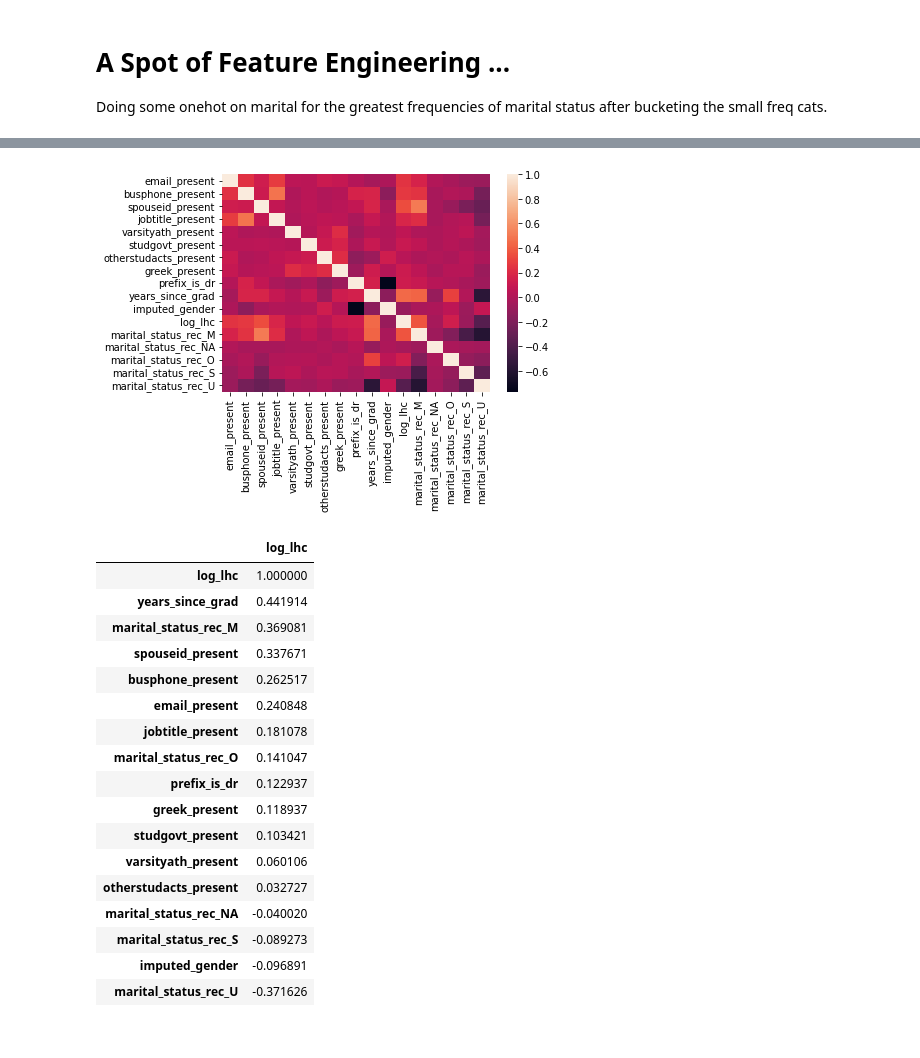
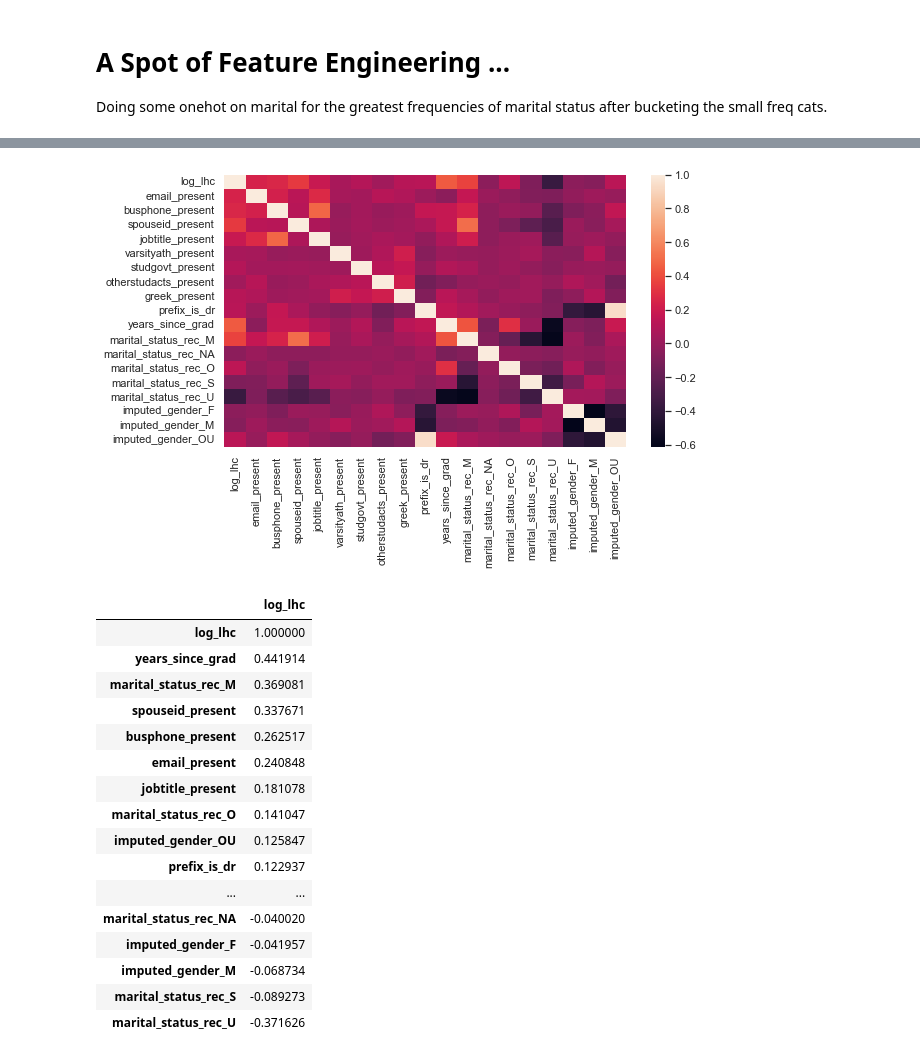
Before and after one commit to mgoold/ds_work, a Jupyter notebook: data_science_assets/donor_data_mining/donor_data.ipynb, the cells around one changed output, grey strips where cells are left out. Cells and saved outputs as stored; diff of their text form; code cells hidden in the pictures.

```diff
--- a/data_science_assets/donor_data_mining/donor_data.ipynb
+++ b/data_science_assets/donor_data_mining/donor_data.ipynb
@@ -95,0 +187,13 @@ sns.move_legend(ax, "upper left", bbox_to_anchor=(1, 1))
+# %%
+
+df2=df.loc[(df['years_since_grad']<=30)]
+sns.set(rc={'figure.figsize':(9,5)})
+ax=sns.scatterplot(x='years_since_grad', y='log_lhc', data=df2, hue='donor_lhc_decile', ec=None, palette="tab20")
+
+ax.text(x=0.5, y=1.1, s='Log of LHC by Years Since Graduation, Donor LHC Decile', fontsize=16, weight='bold', ha='center', va='bottom', transform=ax.transAxes)
+ax.text(x=0.5, y=1.05, s='10 Is Highest Donor LHC Level', fontsize=12, alpha=0.75, ha='center', va='bottom', transform=ax.transAxes)
+ax.text(x=0.5, y=1, s='2733 of 5000 Users, Years Since Grad <=30', fontsize=12, alpha=0.75, ha='center', va='bottom', transform=ax.transAxes)
+
+handles, labels = ax.get_legend_handles_labels()
+ax.legend(reversed(handles), reversed(labels), loc='upper left',title='Donor LHC Decile', bbox_to_anchor=(1, 1))
+df2.shape[0]
@@ -133,7 +245,7 @@ Doing some onehot on marital for the greatest frequencies of marital status afte
 # %%
 # recode for greatest frequency, keeping NaN
 df['marital_status_rec']=df['marital_status'].apply(rec_mar_status)
-df = pd.get_dummies(df, columns=['marital_status_rec'], dtype=int)
+df = pd.get_dummies(df, columns=['marital_status_rec','imputed_gender'], dtype=int)
 # %%
 df.columns
 # %% [output]
@@ -151,16 +268,13 @@ Index(['id_number', 'lifetimehc', 'email_present', 'busphone_present',
 # %%
-
-
-corr_eval_columns=['email_present', 'busphone_present',
+corr_eval_columns=['log_lhc','email_present', 'busphone_present',
        'spouseid_present', 'jobtitle_present',
        'varsityath_present', 'studgovt_present', 'otherstudacts_present',
-       'greek_present','prefix_is_dr','years_since_grad','imputed_gender',
-       'log_lhc','marital_status_rec_M',
+       'greek_present','prefix_is_dr','years_since_grad','marital_status_rec_M',
        'marital_status_rec_NA', 'marital_status_rec_O', 'marital_status_rec_S',
-       'marital_status_rec_U']
+       'marital_status_rec_U','imputed_gender_F', 'imputed_gender_M','imputed_gender_OU']
 sns.heatmap(df[corr_eval_columns].corr());
 # %% [output]
-[figure, old version]
+[figure, new version]
 # %%
 df[corr_eval_columns].corr()[['log_lhc']].sort_values(by='log_lhc', ascending=False)
 # %% [output]
@@ -173,14 +287,13 @@ df[corr_eval_columns].corr()[['log_lhc']].sort_values(by='log_lhc', ascending=Fa
 | email_present | 0.240848 |
 | jobtitle_present | 0.181078 |
 | marital_status_rec_O | 0.141047 |
+| imputed_gender_OU | 0.125847 |
 | prefix_is_dr | 0.122937 |
-| greek_present | 0.118937 |
-| studgovt_present | 0.103421 |
-| varsityath_present | 0.060106 |
-| otherstudacts_present | 0.032727 |
+| ... | ... |
 | marital_status_rec_NA | -0.040020 |
+| imputed_gender_F | -0.041957 |
+| imputed_gender_M | -0.068734 |
 | marital_status_rec_S | -0.089273 |
-| imputed_gender | -0.096891 |
 | marital_status_rec_U | -0.371626 |
 # %% [markdown]
 # Basic Multivar Regression
```
Also changed, not shown: parts of 25 cells of this notebook, 5 other files.
